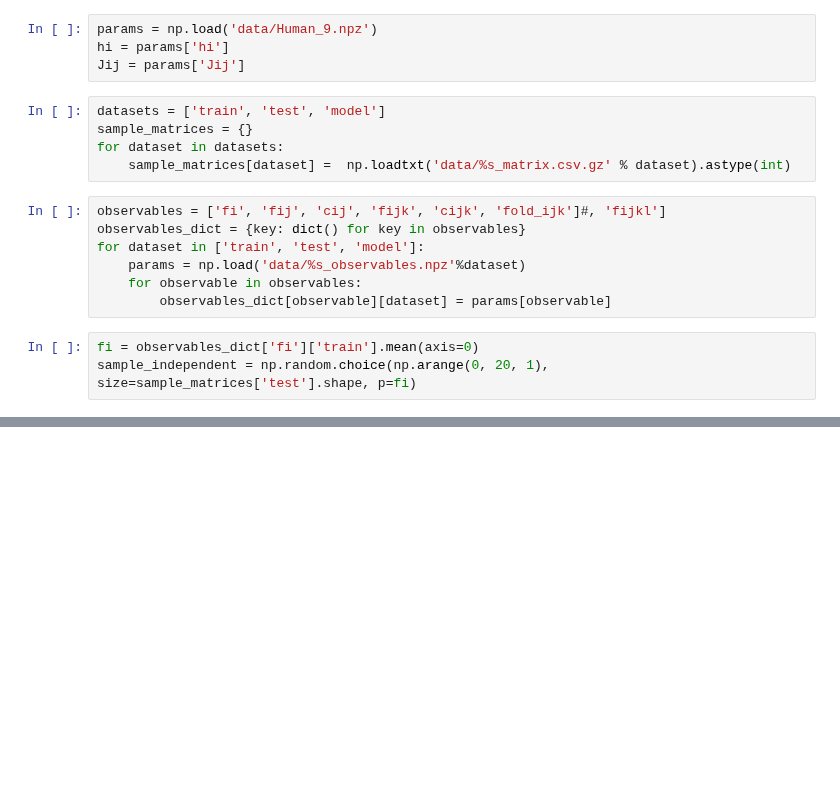
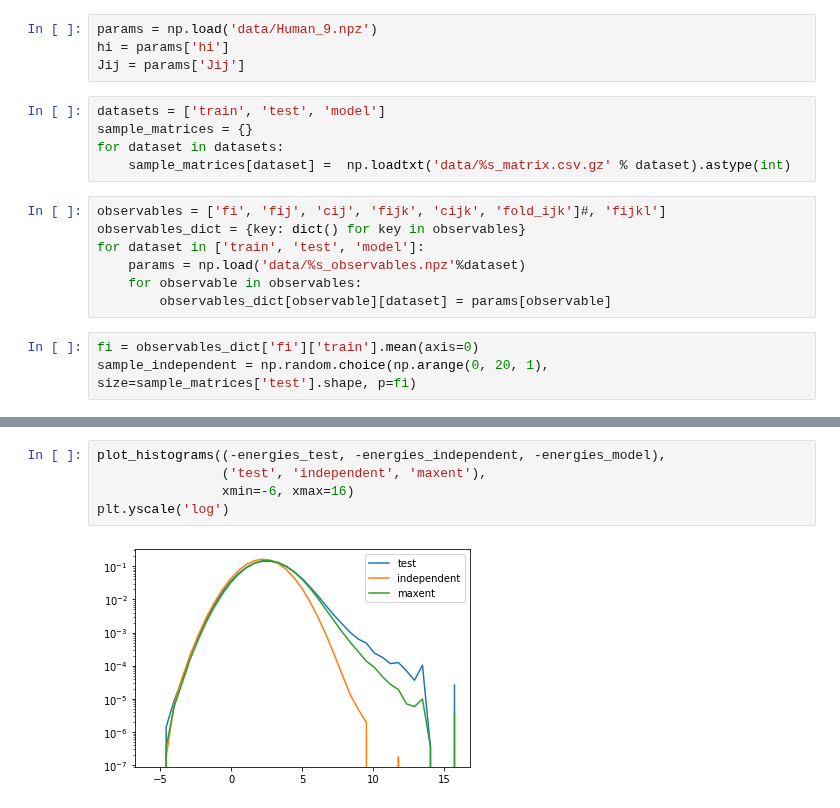
Before and after one commit to andim/peptidome, a Jupyter notebook: code/maxent/densityofstates.ipynb, the cells around one changed output, grey strips where cells are left out. Cells and saved outputs as stored; diff of their text form; blank space fills up the shorter version.

```diff
--- a/code/maxent/densityofstates.ipynb
+++ b/code/maxent/densityofstates.ipynb
@@ -51,0 +90,7 @@ array([12, 12, 12, 12, 12, 12, 12, 12, 12])
+# %%
+plot_histograms((-energies_test, -energies_independent, -energies_model),
+                ('test', 'independent', 'maxent'),
+                xmin=-6, xmax=16)
+plt.yscale('log')
+# %% [output]
+[figure, added]
```
Also changed, not shown: parts of 8 cells of this notebook, 6 other files.
